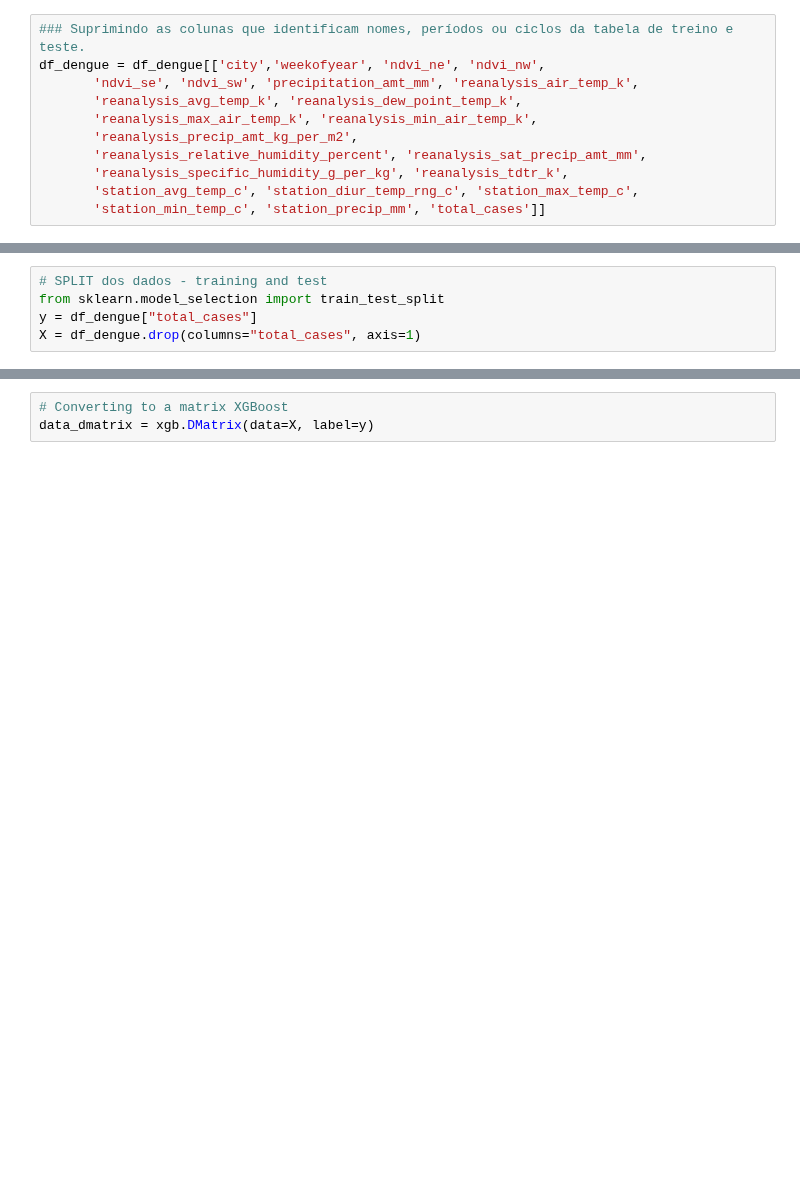
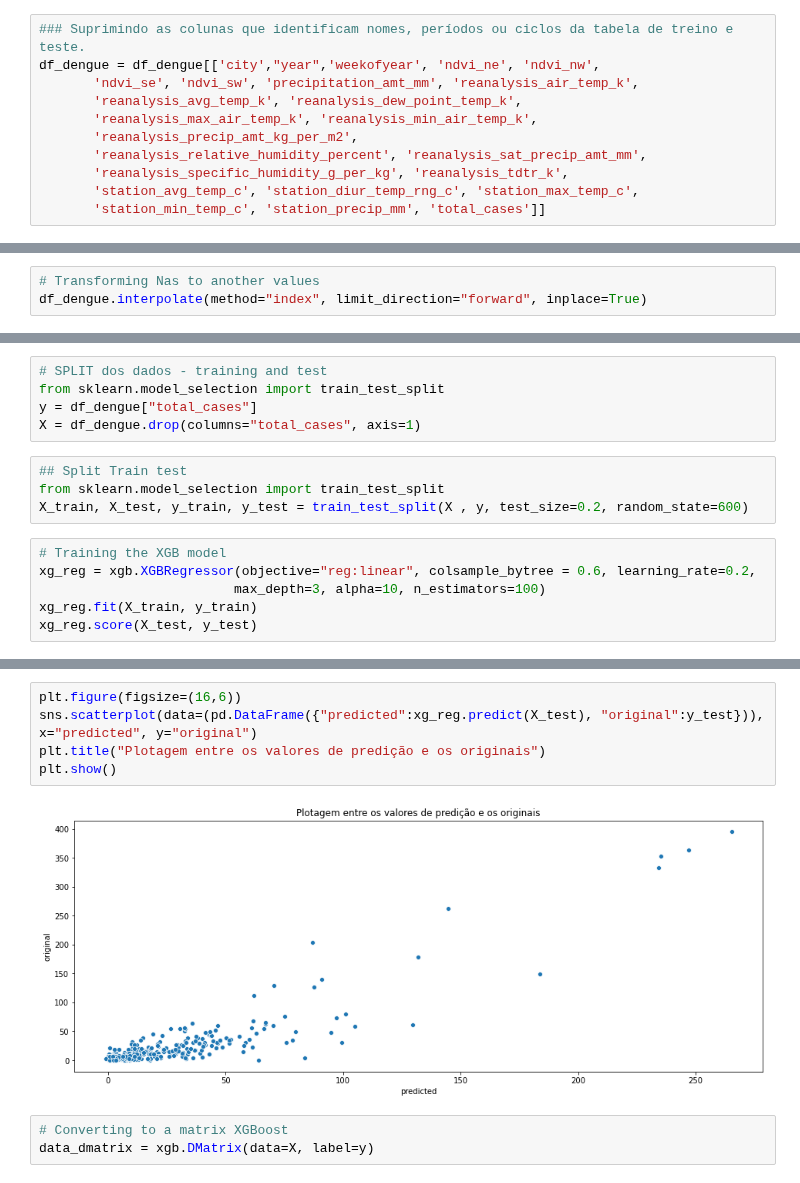
Before and after one commit to mcolazin/data_science_enap, a Jupyter notebook: data_science_enap/projeto_aula1/5-ml_xgboost_regression.ipynb, the cells around one changed output, grey strips where cells are left out. Cells and saved outputs as stored; diff of their text form; blank space fills up the shorter version.

```diff
--- a/data_science_enap/projeto_aula1/5-ml_xgboost_regression.ipynb
+++ b/data_science_enap/projeto_aula1/5-ml_xgboost_regression.ipynb
@@ -14,6 +29,6 @@ df_dengue = pd.merge(df_features,df_labels)
 # %%
 ### Suprimindo as colunas que identificam nomes, períodos ou ciclos da tabela de treino e teste.
-df_dengue = df_dengue[['city','weekofyear', 'ndvi_ne', 'ndvi_nw',
+df_dengue = df_dengue[['city',"year",'weekofyear', 'ndvi_ne', 'ndvi_nw',
        'ndvi_se', 'ndvi_sw', 'precipitation_amt_mm', 'reanalysis_air_temp_k',
        'reanalysis_avg_temp_k', 'reanalysis_dew_point_temp_k',
        'reanalysis_max_air_temp_k', 'reanalysis_min_air_temp_k',
@@ -41,0 +48,3 @@ df_dengue
+# %%
+# Transforming Nas to another values
+df_dengue.interpolate(method="index", limit_direction="forward", inplace=True)
@@ -44,3 +58,13 @@ df_dengue
 from sklearn.model_selection import train_test_split
 y = df_dengue["total_cases"]
 X = df_dengue.drop(columns="total_cases", axis=1)
+# %%
+## Split Train test
+from sklearn.model_selection import train_test_split
+X_train, X_test, y_train, y_test = train_test_split(X , y, test_size=0.2, random_state=600)
+# %%
+# Training the XGB model
+xg_reg = xgb.XGBRegressor(objective="reg:linear", colsample_bytree = 0.6, learning_rate=0.2,
+                         max_depth=3, alpha=10, n_estimators=100)
+xg_reg.fit(X_train, y_train)
+xg_reg.score(X_test, y_test)
@@ -47,3 +75,10 @@ X = df_dengue.drop(columns="total_cases", axis=1)
+# %%
+plt.figure(figsize=(16,6))
+sns.scatterplot(data=(pd.DataFrame({"predicted":xg_reg.predict(X_test), "original":y_test})), x="predicted", y="original")
+plt.title("Plotagem entre os valores de predição e os originais")
+plt.show()
+# %% [output]
+[figure, added]
 # %%
 # Converting to a matrix XGBoost
 data_dmatrix = xgb.DMatrix(data=X, label=y)
```
Also changed, not shown: parts of 29 cells of this notebook, 1 other file.
